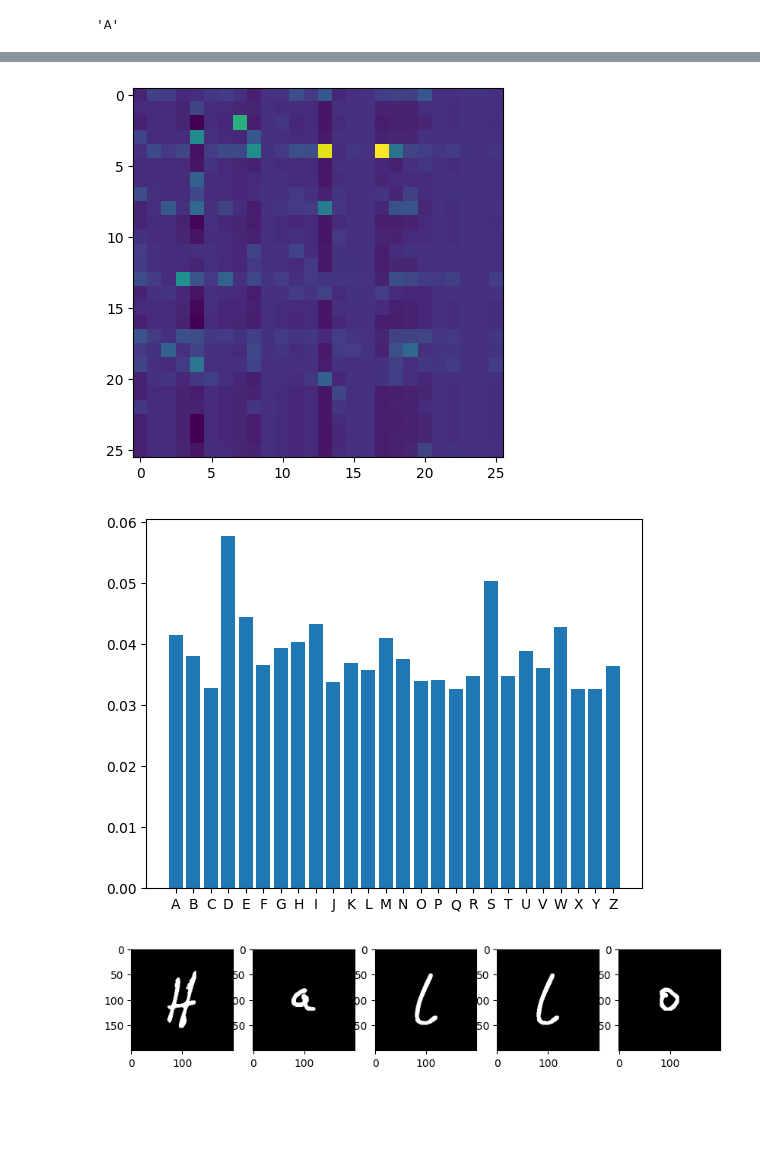
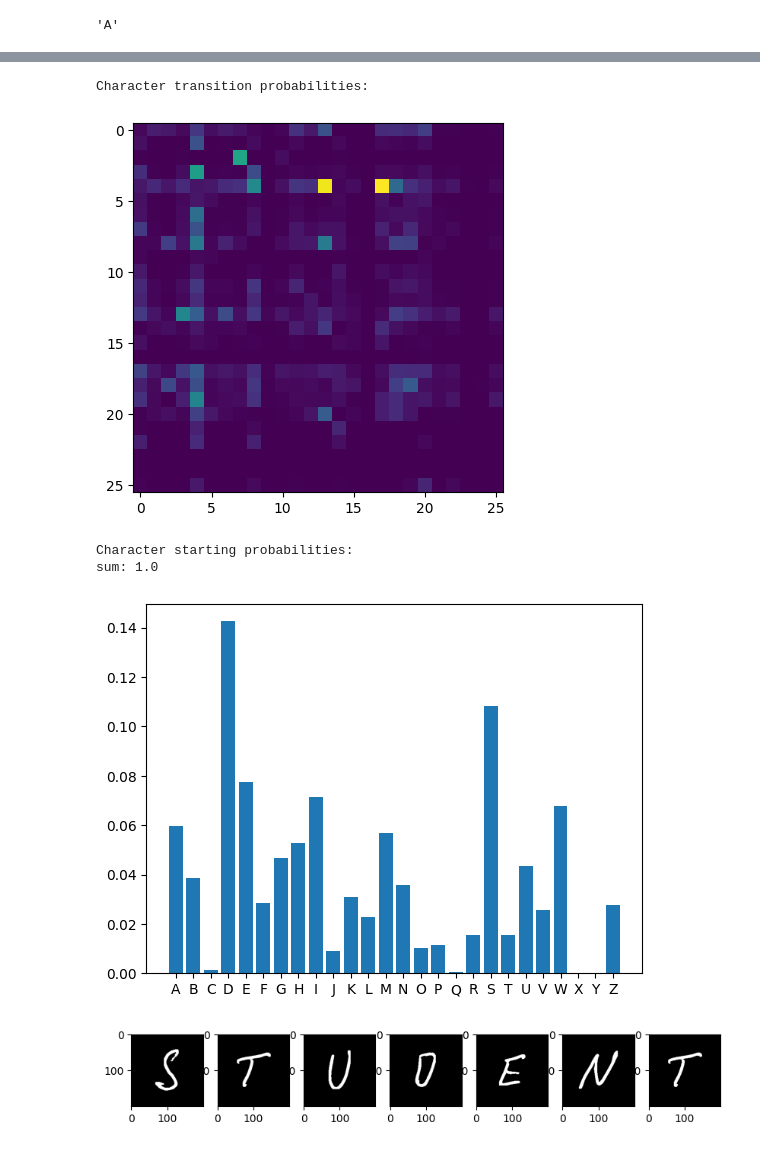
Before and after one commit to HTW-Project-Group/handwriting-recognition, a Jupyter notebook: handwriting-recognition.ipynb, the cells around one changed output, grey strips where cells are left out. Cells and saved outputs as stored; diff of their text form; code cells hidden in the pictures; blank space fills up the shorter version.

```diff
--- a/handwriting-recognition.ipynb
+++ b/handwriting-recognition.ipynb
@@ -102,6 +102,6 @@ def prepare_data(data):
     return list(filter(lambda v: v[1] != "", data))
 
 image_data = list(map(prepare_data, image_data))
-only_small_letter_image_data = np.delete(image_data, np.s_[:26], 1)
+image_data = np.delete(image_data, np.s_[26:], 1)
 test_data = prepare_data(test_data)
 # %%
@@ -145,11 +137,12 @@ def img_avg(imgs):
     return result
 
 avg = img_avg(image_data)
-fig, axs = plt.subplots(nrows=4, ncols=13, figsize=(15, 5), subplot_kw={'xticks': [], 'yticks': []})
+fig, axs = plt.subplots(nrows=2, ncols=13, figsize=(15, 3), subplot_kw={'xticks': [], 'yticks': []})
 for ax, (x, l) in zip(axs.flat, avg):
     ax.imshow(x, interpolation='nearest')
     ax.set_title(l)
 
+print("Traindata averaged:")
 plt.tight_layout()
 plt.show()
 # %% [output]
@@ -277,9 +266,11 @@ def weighted(val, weight):
 character_labels = ["A","B","C","D","E","F","G","H","I","J","K","L","M","N","O","P","Q","R","S","T","U","V","W","X","Y","Z"]
 character_transition_data = genfromtxt('character_transitions.csv', delimiter=',')
 character_transition_data = character_transition_data / 10000
-character_transition_data = weighted(character_transition_data, 0.75)
 
+print("Character transition probabilities:")
 plt.imshow(character_transition_data, interpolation='nearest')
+
+character_transition_data = weighted(character_transition_data, 0.5)
 
 tmp = {}
 for i in range(len(character_transition_data)):
@@ -287,39 +278,49 @@ for i in range(len(character_transition_data)):
         tmp[character_labels[i] + character_labels[j]] = character_transition_data[i][j]
 character_transition_data = tmp
 # %% [output]
+Character transition probabilities:
-[figure, old version]
+[figure, new version]
 # %%
 character_starting_data = genfromtxt('starting_character_counts.csv', delimiter=',')
-character_starting_data = np.asarray(character_starting_data[1]) / 10000
-character_starting_data = weighted(character_starting_data, 0.75)
+character_starting_data = np.asarray(character_starting_data[1]) / np.sum(np.asarray(character_starting_data[1]))
 
+print("Character starting probabilities:")
+print("sum:", character_starting_data.sum())
 plt.bar(character_labels, character_starting_data)
-character_starting_data.sum()
+
+# character_starting_data = character_starting_data * 0 + 1
+character_starting_data = weighted(character_starting_data, 0.5)
 
 tmp = []
 for i in range(len(character_starting_data)):
     tmp.append((character_starting_data[i], character_labels[i]))
 character_starting_data = list(tmp) + list(map(lambda x: (x[0], x[1].lower()), tmp))
 # %% [output]
+Character starting probabilities:
+sum: 1.0
-[figure, old version]
+[figure, new version]
 # %%
-H = test_data[19]
-W = test_data[34]
-h = test_data[45]
-a = test_data[38]
-l = test_data[49]
-o = test_data[52]
-e = test_data[42]
-t = test_data[57]
+L = test_data[23]
+E = test_data[16]
+T = test_data[31]
+D = test_data[13]
+U = test_data[32]
+S = test_data[30]
+N = test_data[25]
+B = test_data[11]
+R = test_data[29]
+I = test_data[20]
 
-test_hallo = [H, a, l, l, o]
+test_word = [S, T, U, D, E, N, T]
+# test_word = [B, E, R, L, I, N]
+# test_word = [H, A, L, L, O]
 
 fig = plt.figure(figsize=(10, 2))
-for i in range(len(test_hallo)):
-    x = test_hallo[i]
-    ax = fig.add_subplot(1, len(test_hallo), i+1)
+for i in range(len(test_word)):
+    x = test_word[i]
+    ax = fig.add_subplot(1, len(test_word), i+1)
     ax.imshow(x, cmap='gray')
 # %% [output]
-[figure, old version]
+[figure, new version]
 # %%
 train_dist_out = get_dists_for_train_data(image_data)
```
Also changed, not shown: parts of 8 cells of this notebook, 5 other files.
